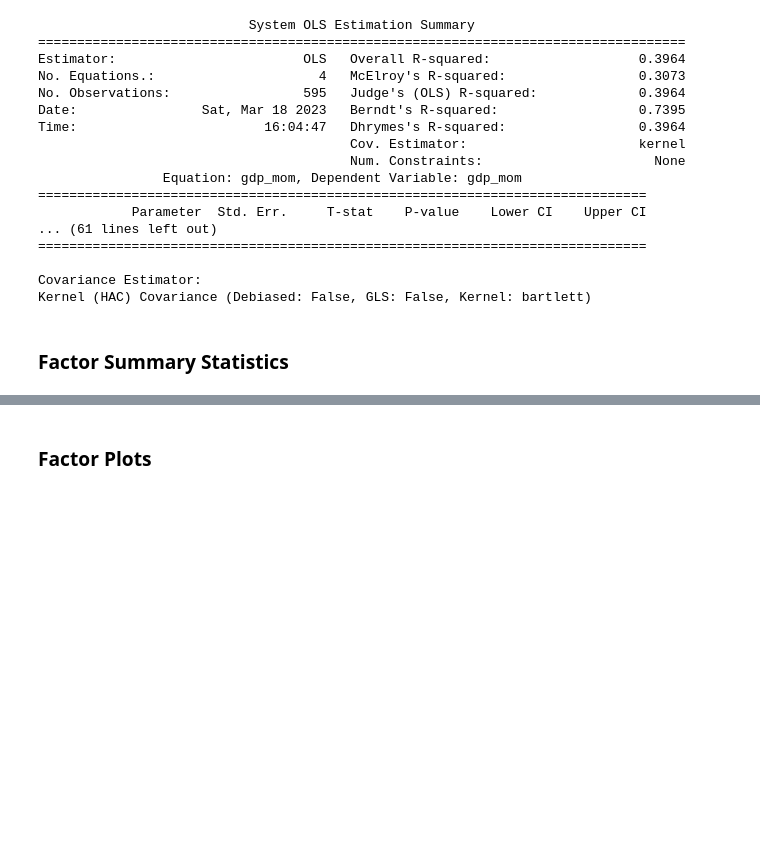
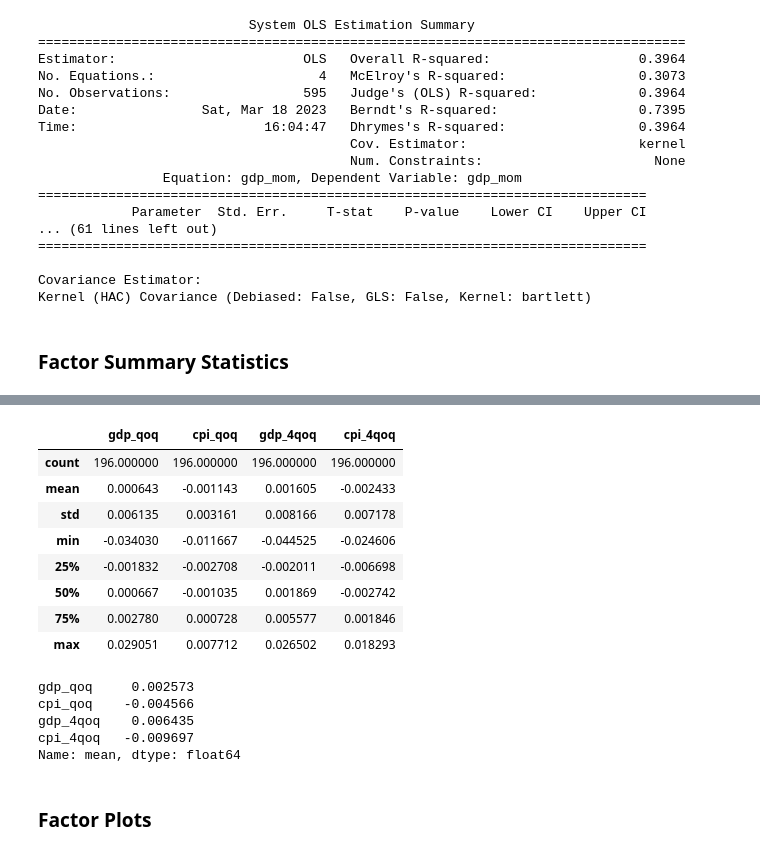
Before and after one commit to santoromano/Macro-Cross-Sectional-Analysis, a Jupyter notebook: mimicking_portfolios.ipynb, the cells around one changed output, grey strips where cells are left out. Drawn from its saved outputs; the diff is of its cells as text; code cells hidden in the pictures; blank space fills up the shorter version.

```diff
--- a/mimicking_portfolios.ipynb
+++ b/mimicking_portfolios.ipynb
@@ -615,2 +616,23 @@ cpi_factor   -0.007695
 Name: mean, dtype: float64
+# %%
+quarterly_factors.describe()
+# %% [output]
+|  | gdp_qoq | cpi_qoq | gdp_4qoq | cpi_4qoq |
+| count | 196.000000 | 196.000000 | 196.000000 | 196.000000 |
+| mean | 0.000643 | -0.001143 | 0.001605 | -0.002433 |
+| std | 0.006135 | 0.003161 | 0.008166 | 0.007178 |
+| min | -0.034030 | -0.011667 | -0.044525 | -0.024606 |
+| 25% | -0.001832 | -0.002708 | -0.002011 | -0.006698 |
+| 50% | 0.000667 | -0.001035 | 0.001869 | -0.002742 |
+| 75% | 0.002780 | 0.000728 | 0.005577 | 0.001846 |
+| max | 0.029051 | 0.007712 | 0.026502 | 0.018293 |
+# %%
+# Annualized average returns
+((1+quarterly_factors.describe().loc['mean'])**4)-1
+# %% [output]
+gdp_qoq     0.002573
+cpi_qoq    -0.004566
+gdp_4qoq    0.006435
+cpi_4qoq   -0.009697
+Name: mean, dtype: float64
 # %%
```
Also changed, not shown: parts of 3 cells of this notebook.
